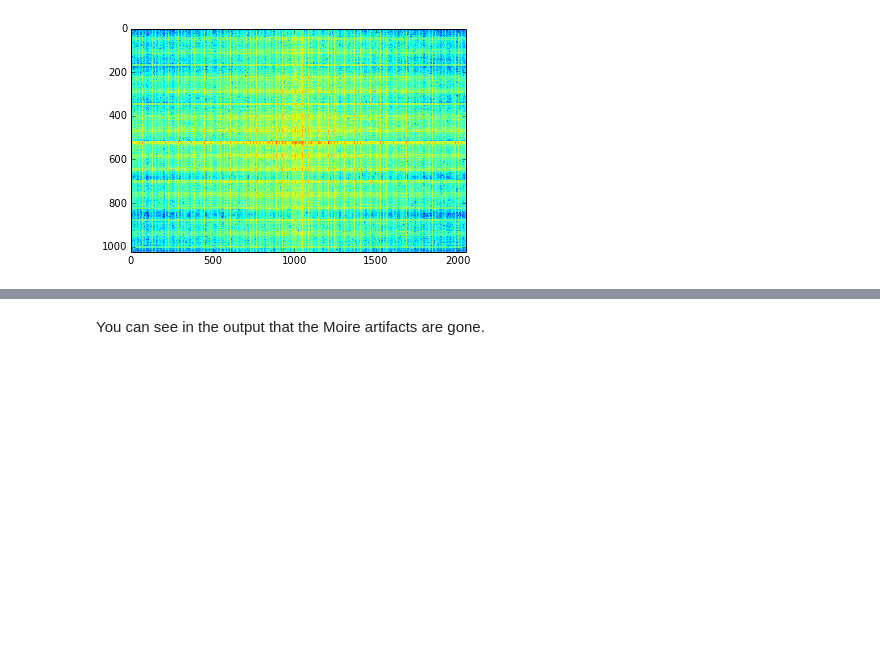
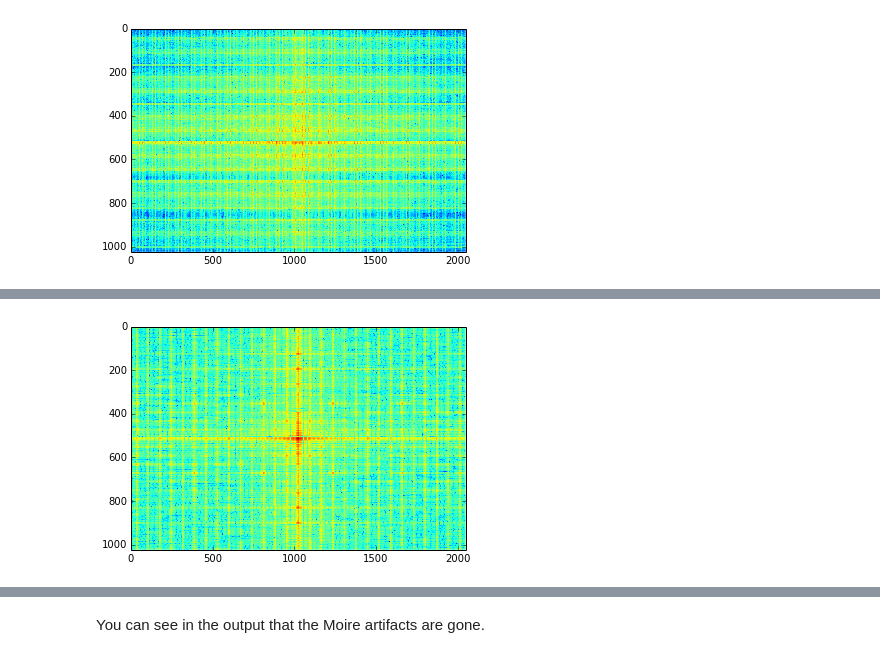
Before and after one commit to LCAV/SignalsOfTheDay, a Jupyter notebook: MOIRE/Moire.ipynb, the cells around one changed output, grey strips where cells are left out. Saved outputs shown, nothing was run; the diff lists cells and outputs as text; code cells hidden in the pictures; blank space fills up the shorter version.

```diff
--- a/MOIRE/Moire.ipynb
+++ b/MOIRE/Moire.ipynb
@@ -113,3 +117,7 @@ fftshow(im8)
+# %%
+fftshow_raw(zero_pad(im8,im))
+# %% [output]
+[figure, added]
 # %% [markdown]
 Please note that we remove the DC component of the Fourier transform for visualization reasons.
 
```
Also changed, not shown: parts of 34 cells of this notebook.
